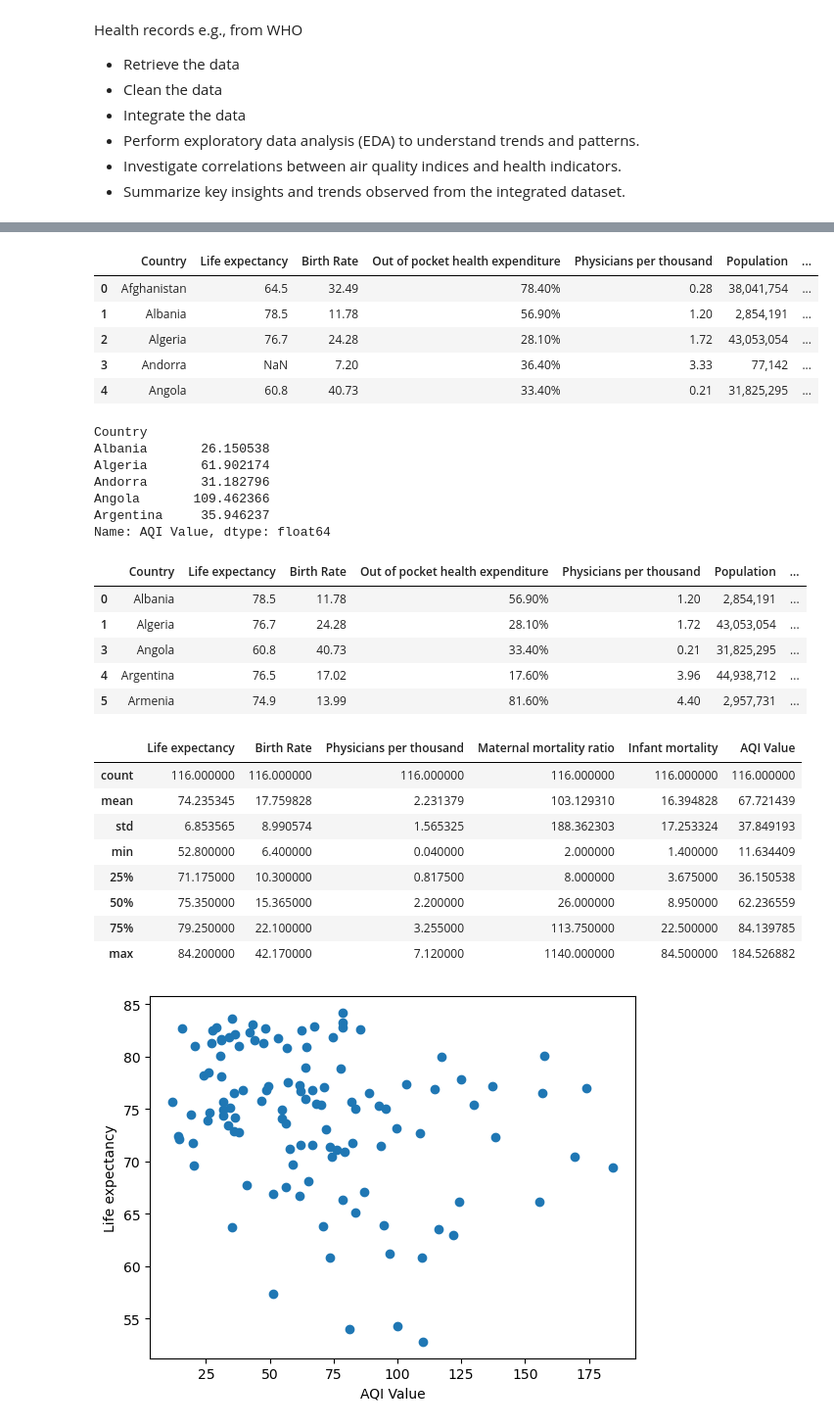
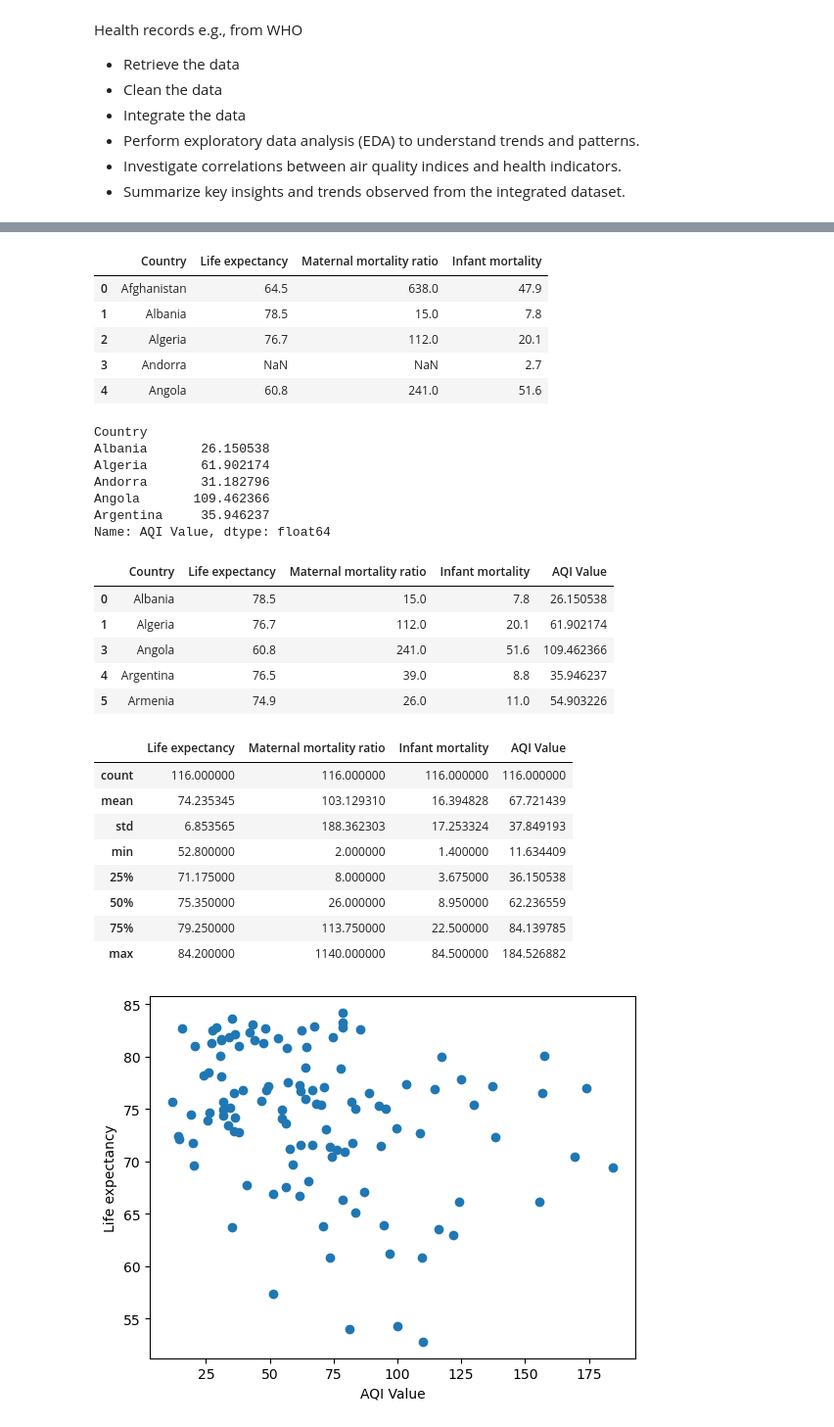
Before and after one commit to tumainimosha/air_quality_health, a Jupyter notebook: air_quality_health.ipynb, the cells around one changed output, grey strips where cells are left out. Shown at 98% size. Cells and saved outputs as stored; diff of their text form; code cells hidden in the pictures.

```diff
--- a/air_quality_health.ipynb
+++ b/air_quality_health.ipynb
@@ -43,14 +44,14 @@ country_data.head()
 # %%
-health_data = country_data[['Country', 'Life expectancy', 'Birth Rate', 'Out of pocket health expenditure', 'Physicians per thousand', 'Population', 'Maternal mortality ratio', 'Infant mortality']]
-
+# Clean up the country data to only include the columns we want
+health_data = country_data[['Country', 'Life expectancy', 'Maternal mortality ratio', 'Infant mortality']]
 health_data.head()
 # %% [output]
-|  | Country | Life expectancy | Birth Rate | Out of pocket health expenditure | Physicians per thousand | Population | ... |
-| 0 | Afghanistan | 64.5 | 32.49 | 78.40% | 0.28 | 38,041,754 | ... |
-| 1 | Albania | 78.5 | 11.78 | 56.90% | 1.20 | 2,854,191 | ... |
-| 2 | Algeria | 76.7 | 24.28 | 28.10% | 1.72 | 43,053,054 | ... |
-| 3 | Andorra | NaN | 7.20 | 36.40% | 3.33 | 77,142 | ... |
-| 4 | Angola | 60.8 | 40.73 | 33.40% | 0.21 | 31,825,295 | ... |
+|  | Country | Life expectancy | Maternal mortality ratio | Infant mortality |
+| 0 | Afghanistan | 64.5 | 638.0 | 47.9 |
+| 1 | Albania | 78.5 | 15.0 | 7.8 |
+| 2 | Algeria | 76.7 | 112.0 | 20.1 |
+| 3 | Andorra | NaN | NaN | 2.7 |
+| 4 | Angola | 60.8 | 241.0 | 51.6 |
 # %%
 # Average AQI for each country by year
 aqi_data_grouped = aqi_data.groupby('Country')['AQI Value'].mean()
@@ -64,27 +65,27 @@ Angola       109.462366
 Argentina     35.946237
 Name: AQI Value, dtype: float64
 # %%
-# merge aqi_data_grouped with health_data
+# Intergrate Air Quality Index data with Health data
 merged_data = pd.merge(health_data, aqi_data_grouped, on='Country').dropna()
 merged_data.head()
 # %% [output]
-|  | Country | Life expectancy | Birth Rate | Out of pocket health expenditure | Physicians per thousand | Population | ... |
-| 0 | Albania | 78.5 | 11.78 | 56.90% | 1.20 | 2,854,191 | ... |
-| 1 | Algeria | 76.7 | 24.28 | 28.10% | 1.72 | 43,053,054 | ... |
-| 3 | Angola | 60.8 | 40.73 | 33.40% | 0.21 | 31,825,295 | ... |
-| 4 | Argentina | 76.5 | 17.02 | 17.60% | 3.96 | 44,938,712 | ... |
-| 5 | Armenia | 74.9 | 13.99 | 81.60% | 4.40 | 2,957,731 | ... |
+|  | Country | Life expectancy | Maternal mortality ratio | Infant mortality | AQI Value |
+| 0 | Albania | 78.5 | 15.0 | 7.8 | 26.150538 |
+| 1 | Algeria | 76.7 | 112.0 | 20.1 | 61.902174 |
+| 3 | Angola | 60.8 | 241.0 | 51.6 | 109.462366 |
+| 4 | Argentina | 76.5 | 39.0 | 8.8 | 35.946237 |
+| 5 | Armenia | 74.9 | 26.0 | 11.0 | 54.903226 |
 # %%
 # Perform EDA
 merged_data.describe()
 # %% [output]
-|  | Life expectancy | Birth Rate | Physicians per thousand | Maternal mortality ratio | Infant mortality | AQI Value |
-| count | 116.000000 | 116.000000 | 116.000000 | 116.000000 | 116.000000 | 116.000000 |
-| mean | 74.235345 | 17.759828 | 2.231379 | 103.129310 | 16.394828 | 67.721439 |
-| std | 6.853565 | 8.990574 | 1.565325 | 188.362303 | 17.253324 | 37.849193 |
-| min | 52.800000 | 6.400000 | 0.040000 | 2.000000 | 1.400000 | 11.634409 |
-| 25% | 71.175000 | 10.300000 | 0.817500 | 8.000000 | 3.675000 | 36.150538 |
-| 50% | 75.350000 | 15.365000 | 2.200000 | 26.000000 | 8.950000 | 62.236559 |
-| 75% | 79.250000 | 22.100000 | 3.255000 | 113.750000 | 22.500000 | 84.139785 |
-| max | 84.200000 | 42.170000 | 7.120000 | 1140.000000 | 84.500000 | 184.526882 |
+|  | Life expectancy | Maternal mortality ratio | Infant mortality | AQI Value |
+| count | 116.000000 | 116.000000 | 116.000000 | 116.000000 |
+| mean | 74.235345 | 103.129310 | 16.394828 | 67.721439 |
+| std | 6.853565 | 188.362303 | 17.253324 | 37.849193 |
+| min | 52.800000 | 2.000000 | 1.400000 | 11.634409 |
+| 25% | 71.175000 | 8.000000 | 3.675000 | 36.150538 |
+| 50% | 75.350000 | 26.000000 | 8.950000 | 62.236559 |
+| 75% | 79.250000 | 113.750000 | 22.500000 | 84.139785 |
+| max | 84.200000 | 1140.000000 | 84.500000 | 184.526882 |
 # %%
```
Also changed, not shown: parts of 7 cells of this notebook.
